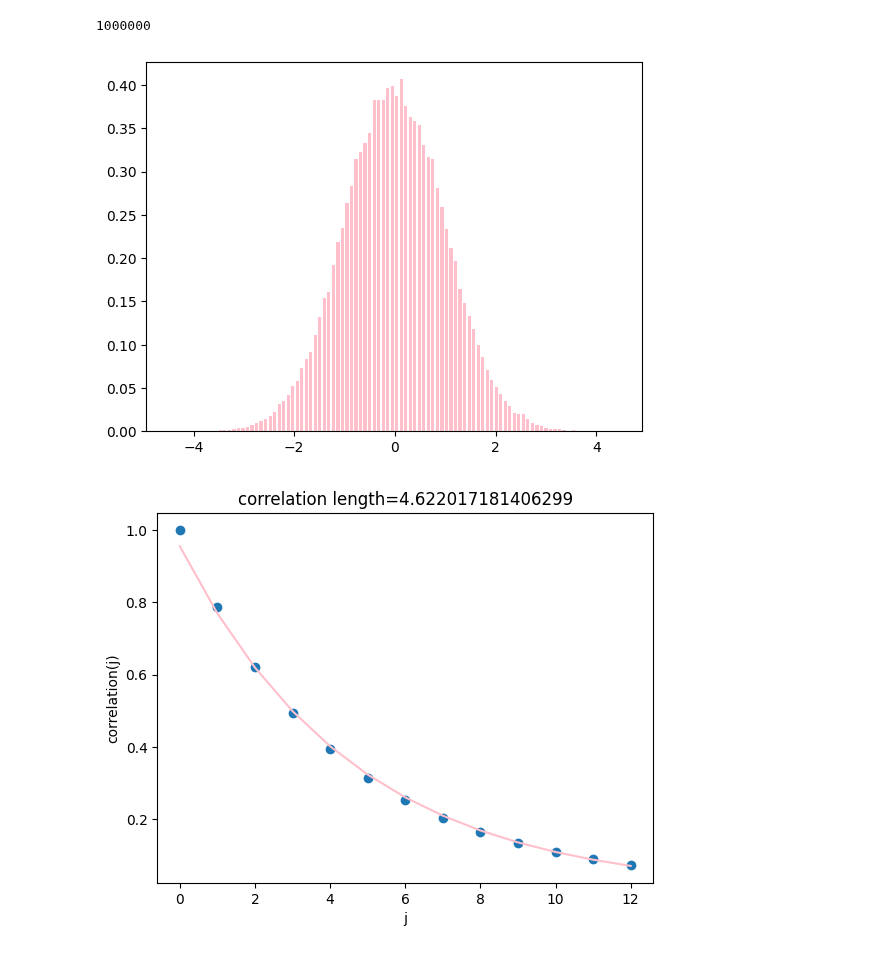
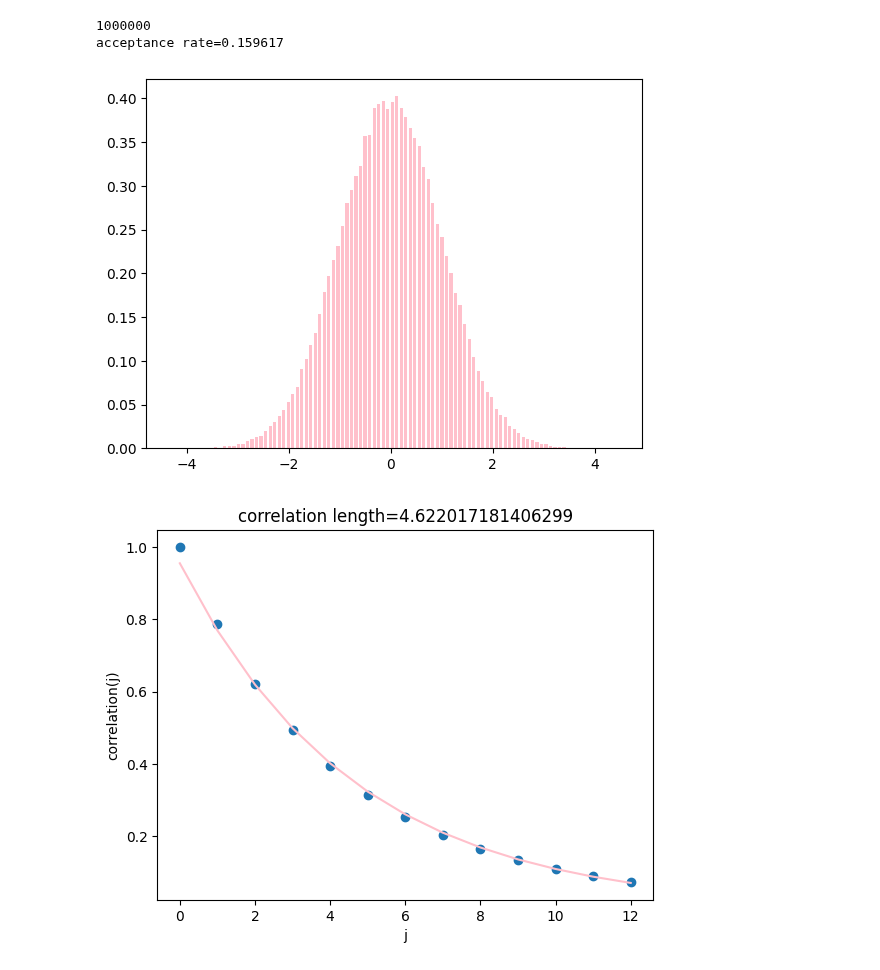
Before and after one commit to reyhoon1998/Metropolis, a Jupyter notebook: metropolis.ipynb, the cells around one changed output. Cells and saved outputs as stored; diff of their text form; code cells hidden in the pictures.

```diff
--- a/metropolis.ipynb
+++ b/metropolis.ipynb
@@ -6,9 +6,9 @@ def probability(x):
     sigma = 1
     return np.exp(- x ** 2 / (2 * sigma ** 2))
 # %%
+N = 1000000
+delta = 10
 def metropolise():
-    N = 1000000
-    delta = 10
     counter = 0  #accepted steps
     data = np.zeros(N + 1)
     data[0] = 0
@@ -22,14 +22,16 @@ def metropolise():
         if np.random.uniform(0, 1) < probability(y) / probability(x):
             data[i + 1] = data[i] + step[i]
             counter += 1
-    return data
+    return data, counter
 # %%
-data = metropolise()
+data , counter = metropolise()
 plt.hist(data, bins=100, rwidth=0.7, color='pink', density=True)
+print('acceptance rate=%s'%(counter/N))
 plt.show()
 # %% [output]
 1000000
+acceptance rate=0.159617
-[figure, old version]
+[figure, new version]
 # %%
 #correlation length
 J = np.linspace(0, 12, 13, dtype=int)
```
